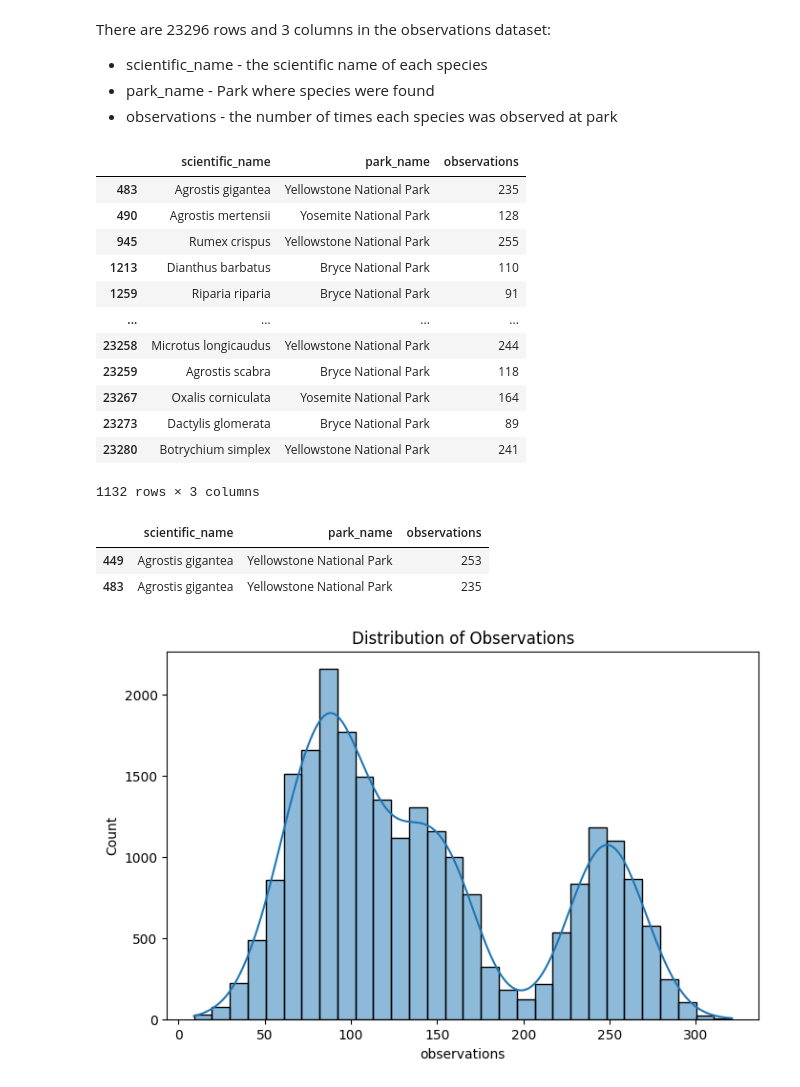
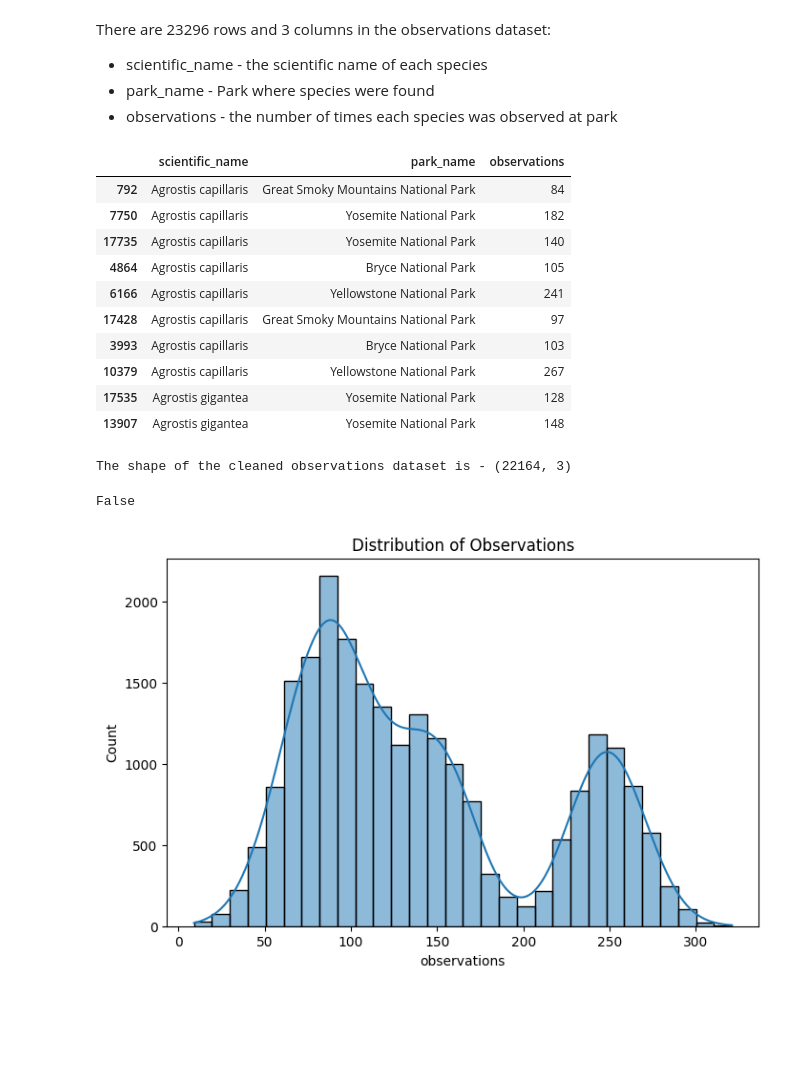
Before and after one commit to 7086600/biodiversity_project, a Jupyter notebook: biodiversity.ipynb, the cells around one changed output. Drawn from its saved outputs; the diff is of its cells as text; code cells hidden in the pictures; blank space fills up the shorter version.

Commit message:
looking the duplicates in observations dataset; agregating observations by scientific_name and park_name

```diff
--- a/biodiversity.ipynb
+++ b/biodiversity.ipynb
@@ -290,28 +290,35 @@ There are 23296 rows and 3 columns in the observations dataset:
 * scientific_name - the scientific name of each species
 * park_name - Park where species were found
 * observations - the number of times each species was observed at park
-# %%
-observations[observations.duplicated(subset=['scientific_name', 'park_name'])]
-# %% [output]
-|  | scientific_name | park_name | observations |
-| 483 | Agrostis gigantea | Yellowstone National Park | 235 |
-| 490 | Agrostis mertensii | Yosemite National Park | 128 |
-| 945 | Rumex crispus | Yellowstone National Park | 255 |
-| 1213 | Dianthus barbatus | Bryce National Park | 110 |
-| 1259 | Riparia riparia | Bryce National Park | 91 |
-| ... | ... | ... | ... |
-| 23258 | Microtus longicaudus | Yellowstone National Park | 244 |
-| 23259 | Agrostis scabra | Bryce National Park | 118 |
-| 23267 | Oxalis corniculata | Yosemite National Park | 164 |
-| 23273 | Dactylis glomerata | Bryce National Park | 89 |
-| 23280 | Botrychium simplex | Yellowstone National Park | 241 |
-1132 rows × 3 columns
-# %%
-observations[(observations['scientific_name'] == 'Agrostis gigantea') & (observations['park_name'] == 'Yellowstone National Park')]
-# %% [output]
-|  | scientific_name | park_name | observations |
-| 449 | Agrostis gigantea | Yellowstone National Park | 253 |
-| 483 | Agrostis gigantea | Yellowstone National Park | 235 |
+# %%
+# checking duplicates in observations dataset
+observations[observations.duplicated(subset=['scientific_name', 'park_name'], keep=False)] \
+	.sort_values(by='scientific_name') \
+	.head(10)
+# %% [output]
+|  | scientific_name | park_name | observations |
+| 792 | Agrostis capillaris | Great Smoky Mountains National Park | 84 |
+| 7750 | Agrostis capillaris | Yosemite National Park | 182 |
+| 17735 | Agrostis capillaris | Yosemite National Park | 140 |
+| 4864 | Agrostis capillaris | Bryce National Park | 105 |
+| 6166 | Agrostis capillaris | Yellowstone National Park | 241 |
+| 17428 | Agrostis capillaris | Great Smoky Mountains National Park | 97 |
+| 3993 | Agrostis capillaris | Bryce National Park | 103 |
+| 10379 | Agrostis capillaris | Yellowstone National Park | 267 |
+| 17535 | Agrostis gigantea | Yosemite National Park | 128 |
+| 13907 | Agrostis gigantea | Yosemite National Park | 148 |
+# %%
+# agregating observations by scientific_name and park_name
+# summing the observations for each group
+observations_clean = observations.groupby(['scientific_name', 'park_name'], as_index=False)['observations'].sum()
+print(f"The shape of the cleaned observations dataset is - {observations_clean.shape}")
+# %% [output]
+The shape of the cleaned observations dataset is - (22164, 3)
+# %%
+# checking for duplicates in cleaned observations dataset
+observations_clean.duplicated().any()
+# %% [output]
+False
 # %%
 # making the histogram for the observations
 plt.figure(figsize=(8, 5), frameon=True)
```
